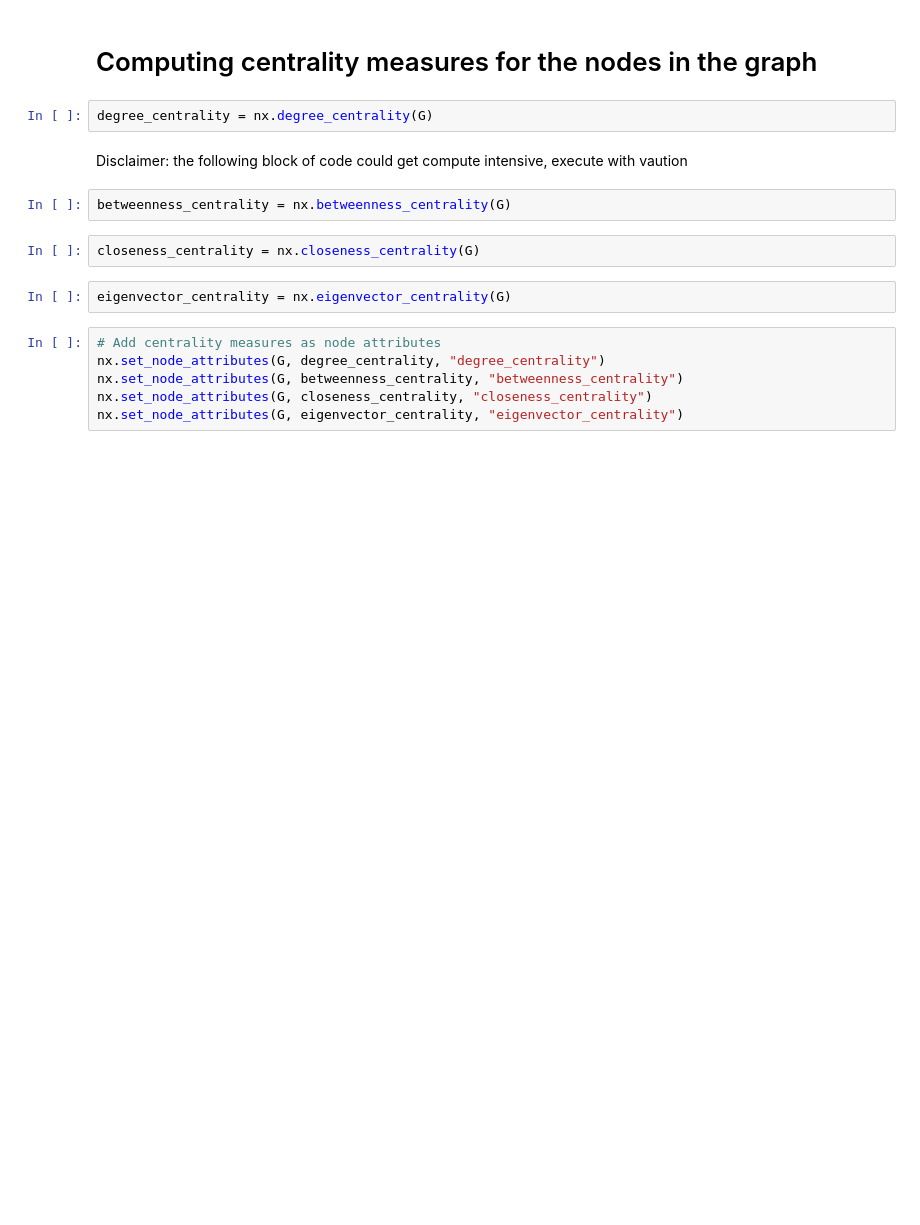
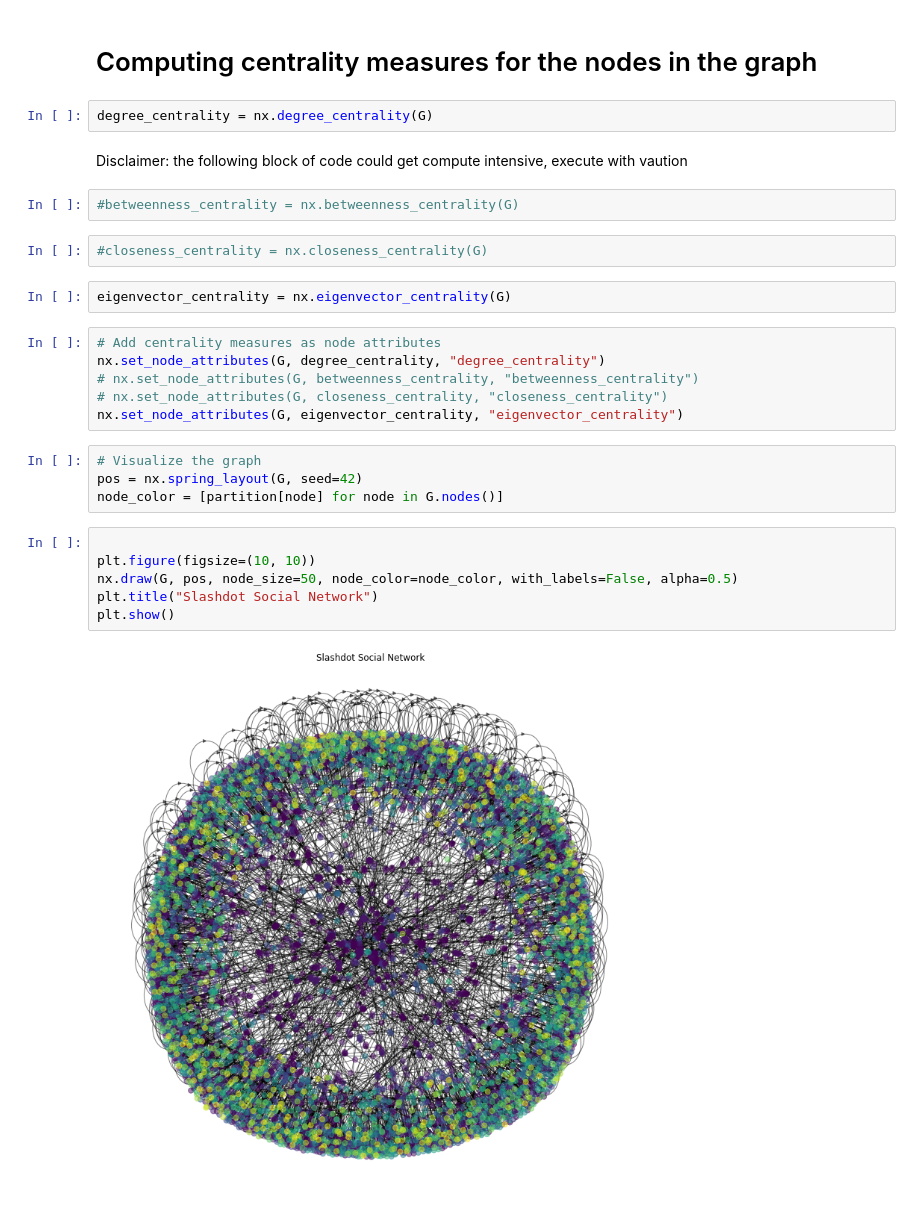
Before and after one commit to udaykumar1997/Slashdot-Social-Network-Analysis, a Jupyter notebook: Main.ipynb, the cells around one changed output. Saved outputs shown, nothing was run; the diff lists cells and outputs as text; blank space fills up the shorter version.

```diff
--- a/Main.ipynb
+++ b/Main.ipynb
@@ -95,14 +94,26 @@ degree_centrality = nx.degree_centrality(G)
 # %% [markdown]
 Disclaimer: the following block of code could get compute intensive, execute with vaution
 # %%
-betweenness_centrality = nx.betweenness_centrality(G)
+#betweenness_centrality = nx.betweenness_centrality(G)
 # %%
-closeness_centrality = nx.closeness_centrality(G)
+#closeness_centrality = nx.closeness_centrality(G)
 # %%
 eigenvector_centrality = nx.eigenvector_centrality(G)
 # %%
 # Add centrality measures as node attributes
 nx.set_node_attributes(G, degree_centrality, "degree_centrality")
-nx.set_node_attributes(G, betweenness_centrality, "betweenness_centrality")
-nx.set_node_attributes(G, closeness_centrality, "closeness_centrality")
+# nx.set_node_attributes(G, betweenness_centrality, "betweenness_centrality")
+# nx.set_node_attributes(G, closeness_centrality, "closeness_centrality")
 nx.set_node_attributes(G, eigenvector_centrality, "eigenvector_centrality")
+# %%
+# Visualize the graph
+pos = nx.spring_layout(G, seed=42)
+node_color = [partition[node] for node in G.nodes()]
+# %%
+
+plt.figure(figsize=(10, 10))
+nx.draw(G, pos, node_size=50, node_color=node_color, with_labels=False, alpha=0.5)
+plt.title("Slashdot Social Network")
+plt.show()
+# %% [output]
+[figure, added]
```
Also changed, not shown: parts of 8 cells of this notebook, 2 other files.
